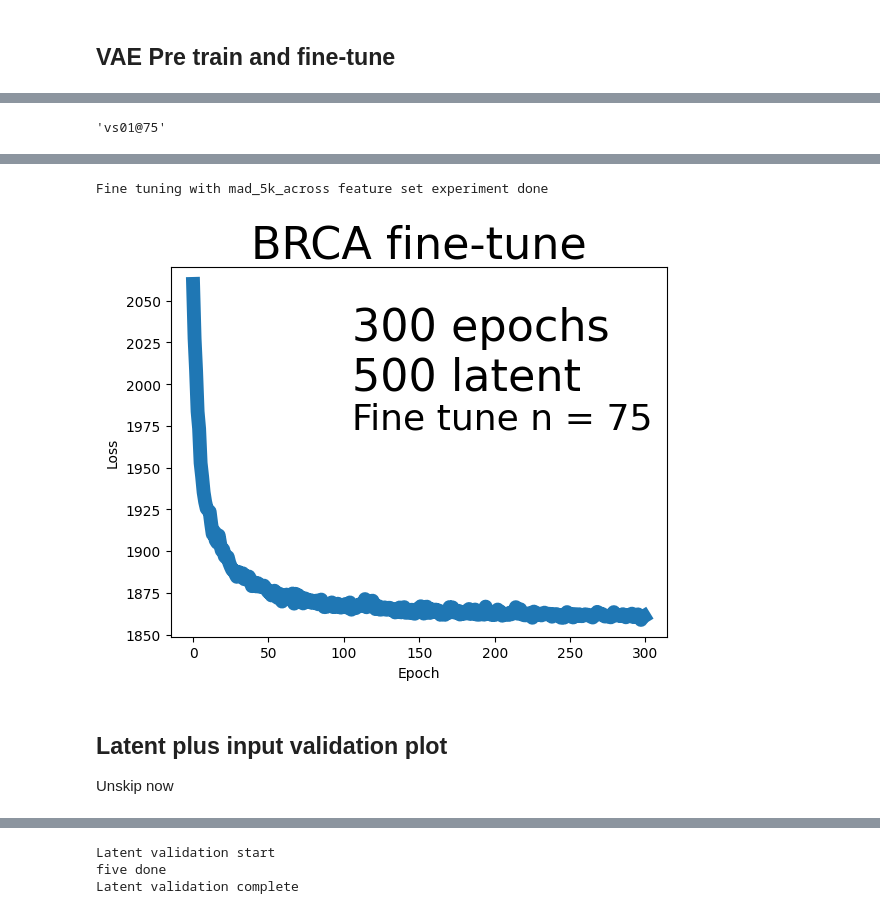
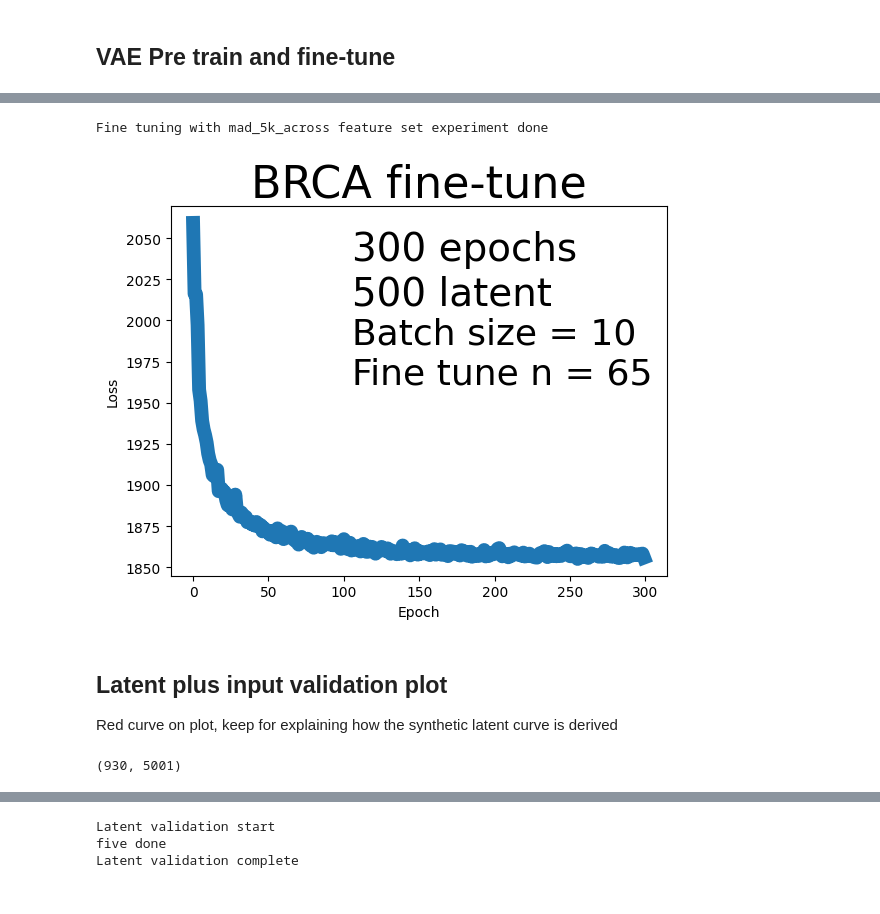
Before and after one commit to briankarlberg/synthetic_TCGA_data_gen, a Jupyter notebook: g_learning_curves/rep_0.7.ipynb, the cells around one changed output, grey strips where cells are left out. Cells and saved outputs as stored; diff of their text form; code cells hidden in the pictures.

```diff
--- a/g_learning_curves/rep_0.7.ipynb
+++ b/g_learning_curves/rep_0.7.ipynb
@@ -15,6 +27,6 @@ Image(filename='val_five.png', width = 500)
 # %% [markdown]
 ## Version set / Imports
 # %%
-v = 'rep_0.6' # Synth samples by average feature values
+v = 'rep_0.7' # Synth samples by average feature values
 v
 # %% [output]
@@ -489,6 +503,6 @@ len (fine_tune_file) * .25 # 25%
 # %% [output]
 248.75
 # %%
-trn_size = 75 # End point of real data in learning curve
+trn_size = 65 # End point of real data in learning curve
 trn_size
 # %% [output]
@@ -523,5 +546,5 @@ repeats = 10 # to all random forest validation runs
 # %%
-val_split = 'vs01@'+str(trn_size) # Replicates TOGGGLE <--- start at one
+val_split = 'vs05@'+str(trn_size) # Replicates TOGGLE <--- start at one
 trn = fine_tune_file.sample(trn_size) # Build train and validation files from fine-tune
 val = fine_tune_file.loc[fine_tune_file[~fine_tune_file.index.isin(trn.index)].index, :]
 val_split
@@ -860,8 +848,4 @@ WARNING:tensorflow:Output {0} missing from loss dictionary. We assume this was d
 [figure]
-# %%
-val_split
-# %% [output]
-'vs01@75'
 # %%
 # Fine-tuning
 # pretrain epochs variable in memory from above, latent dim also set already at this point
@@ -875,7 +859,7 @@ batch_size = 10
 
 fit_start = time.time()
 history = vae.fit(train_file.iloc[:, 1:],  #  fit the VAE on object, toggled in the setup
-            epochs = fine_tune_epochs, batch_size=10, shuffle=True,
+            epochs = fine_tune_epochs, batch_size=batch_size, shuffle=True,
             callbacks = [WarmUpCallback(beta, kappa)],
                  verbose=0 #  <---------------------- turn this on for production *************
                  )
@@ -891,13 +875,13 @@ plt.xlabel('Epoch')
 plt.ylabel('Loss')
 plt.annotate(str(fine_tune_epochs)+' epochs'+
             '\n'+str(latent_dim)+' latent',
-            xy = (.4, .8), xycoords='figure fraction',
+            xy = (.4, .83), xycoords='figure fraction',
             horizontalalignment='left', verticalalignment='top',
-            fontsize = 32
+            fontsize = 28
             )
-plt.annotate('Batch_size = '+str(batch_size)+
+plt.annotate('Batch size = '+str(batch_size)+
             '\nFine tune n = '+str(trn.shape[0]),
-            xy = (.4, .6), xycoords='figure fraction',
+            xy = (.4, .65), xycoords='figure fraction',
             horizontalalignment='left', verticalalignment='top',
             fontsize = 26
             )
@@ -920,7 +904,7 @@ decoder = Model(decoder_input, _x_decoded_mean)
 
 y_df = train_file.Labels
 
-decoded = pd.DataFrame(decoder.predict(encoder.predict(train_file.iloc[:, 1:])),
+decoded = pd.DataFrame(decoder.predict(encoder.predict(train_file.iloc[:, 1:])), # rep v.7 checks, run the training samples throught the model
                        index = train_file.index, columns = train_file.iloc[:, 1:].columns)
 
 latent_object = pd.DataFrame(encoder.predict(train_file.iloc[:, 1:]),
@@ -953,14 +937,18 @@ print('Fine tuning with '+feature_set+' feature set experiment done')
 Fine tuning with mad_5k_across feature set experiment done
-[figure, old version]
+[figure, new version]
 # %% [markdown]
 ## Latent plus input validation plot
-Unskip now
+Red curve on plot, keep for explaining how the synthetic latent curve is derived
 # %%
 # Get the encoder
     # Held-out validation set must have same feature space to run a test on
     # This means a train-set trained encoder is required
 # %%
 # Encoder in memory trained on trn set
+# %%
+val.shape
+# %% [output]
+(930, 5001)
 # %%
 val_encoded = pd.DataFrame(encoder.predict( # Sample count does not match here, this is the whole point
     val.iloc[:, 1:]),
```
Also changed, not shown: parts of 113 cells of this notebook.
